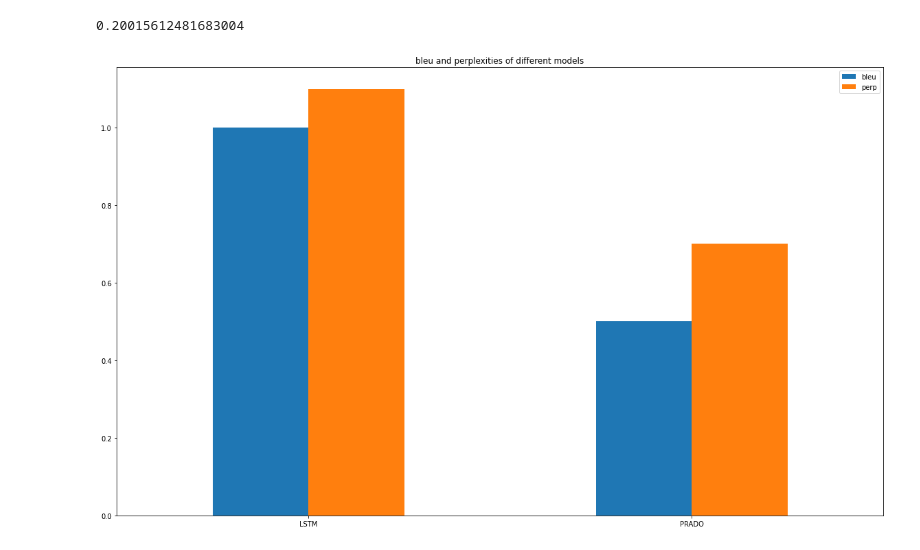
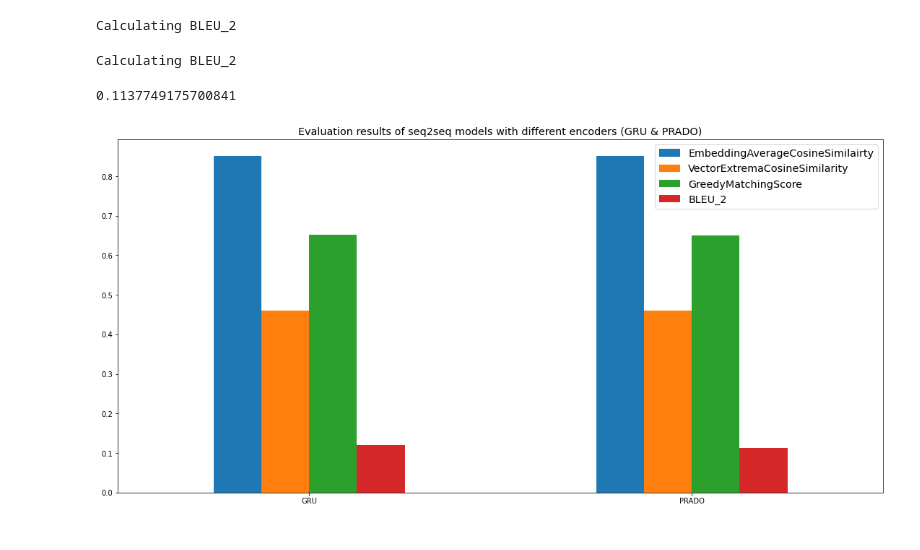
Before and after one commit to Cli212/Lightweight-Language-Models-to-Generate, a Jupyter notebook: chatbot-evaluation.ipynb, the cells around one changed output. Cells and saved outputs as stored; diff of their text form; code cells hidden in the pictures.

```diff
--- a/chatbot-evaluation.ipynb
+++ b/chatbot-evaluation.ipynb
@@ -38,13 +15,0 @@ If you have problems using Meteor, then you can try to lower the `mem` variable
-# %%
-df = pd.read_csv('saved_models/customQA/lstm/2-2_256/test_results.csv')
-# %%
-def df2metrics(df, maxn=2):
-    df.dropna(how='any', inplace=True)
-    reference = df['original_sentence'].apply(lambda x: [re.sub(r'[^\w\s]', '', x).split()]).values.tolist()
-    hypothesis = df['predicted_sentence'].apply(lambda x: re.sub(r'[^\w\s]', '', x).split()).values.tolist()
-    weights = [1. / max_n] * max_n
-    score_bleu = bleu_score(hypothesis, reference, max_n=max_n, weights=weights)
-    metrics_dict = nlgeval.compute_metrics(reference, hypothesis)
-    return metrics_dict, score_bleu
-# %% [output]
-0.20015612481683004
@@ -51,15 +33,29 @@ def df2metrics(df, maxn=2):
 # %%
 df_results = []
-models = ['LSTM', "PRADO"]
+models = ['GRU', "PRADO"]
 for i in range(len(models)):
-    metrics_dict, bleu_score = df2metrics(pd.read_csv(f'saved_models/customQA/{models[i]}/2-2_256/test_results.csv'))
-    df_results.append((models[i].lower(), bleu_score, metrics_dict[]))
-results = pd.DataFrame(df_results, columns=['model', 'bleu', "perp"])
-
-ax = results[['bleu',"perp"]].plot(kind='bar', figsize=(20, 12))
-ax.set_xticklabels(results["model"].values)
-ax.set_title('evaluation results of different models')
-plt.xticks(rotation=0)
-plt.show();
+    values = [models[i]]
+    metrics_dict = df2metrics(pd.read_csv(f'saved_models/customQA/{models[i]}/2-2_256/test_results.csv'))
+    values.extend(list(metrics_dict.values())[1:])
+    df_results.append(values)
 # %% [output]
-[figure, removed]
+Calculating BLEU_2
+Calculating BLEU_2
+# %%
+metrics_dict['BLEU_2'] = metrics_dict['bleu_2']
+metrics_dict.pop('bleu_2')
+# %% [output]
+0.1137749175700841
+# %%
+columns = ['model']
+columns.extend(list(metrics_dict.keys())[1:])
+results = pd.DataFrame(df_results, columns=columns)
+ax = results[list(metrics_dict.keys())[1:]].plot(kind='bar', figsize=(19, 9))
+ax.set_xticklabels(results["model"].values)
+ax.set_title('Evaluation results of seq2seq models with different encoders (GRU & PRADO)', fontsize='x-large')
+plt.xticks(rotation=0)
+plt.legend(fontsize='x-large')
+plt.savefig('model_results.png', dpi=300)
+plt.show();
+# %% [output]
+[figure, added]
```
Also changed, not shown: parts of 4 cells of this notebook, 2 other files.
